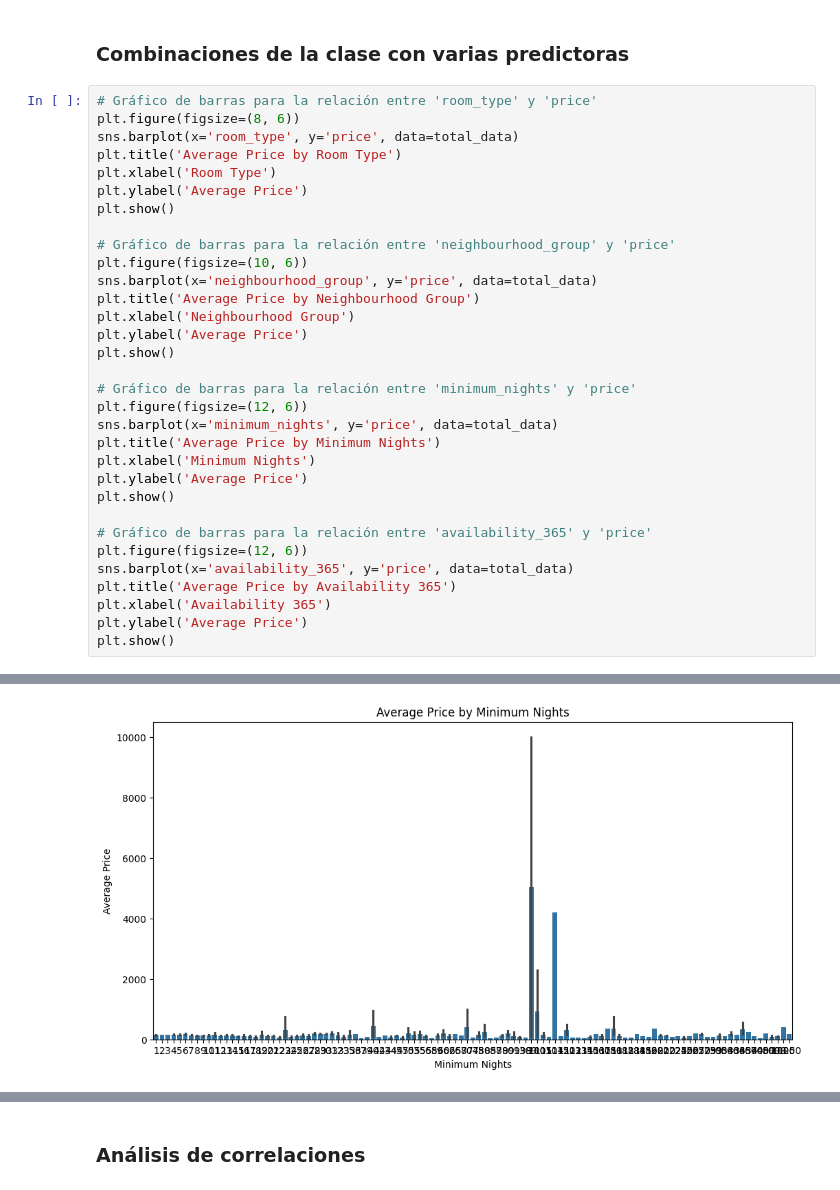
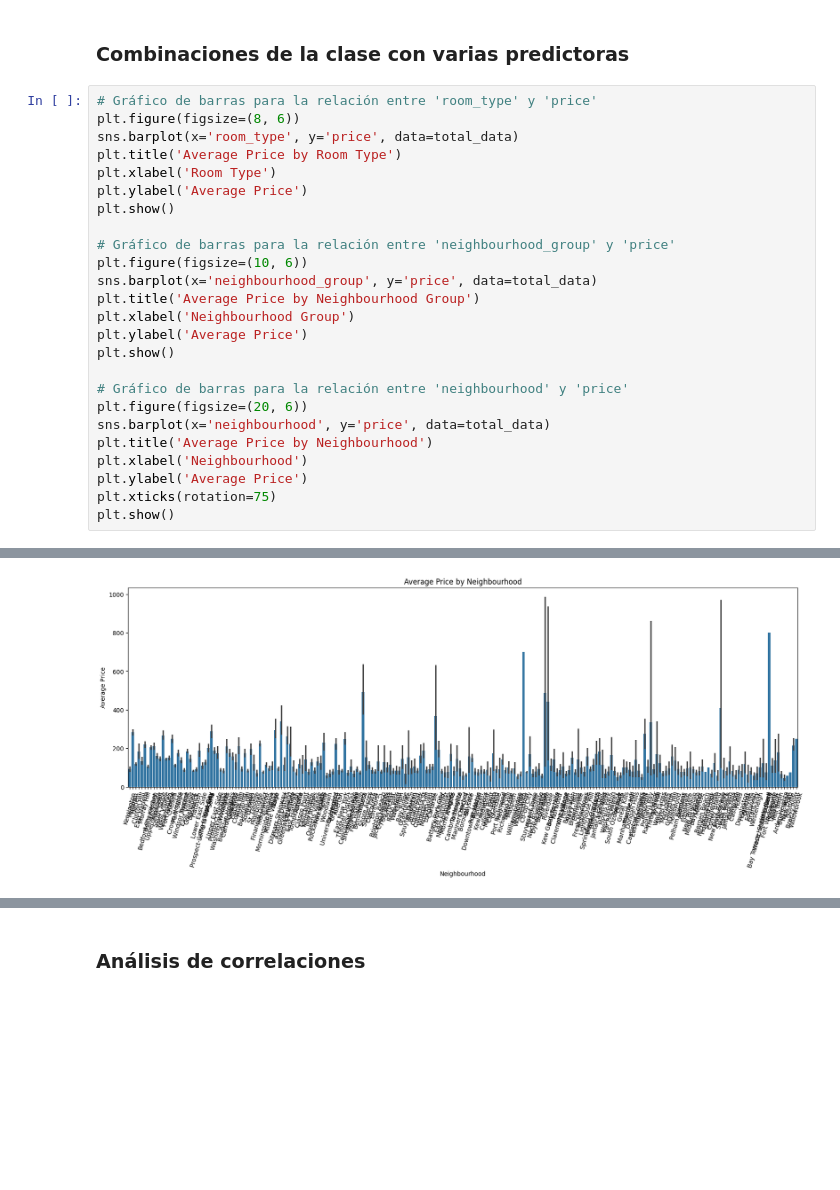
Before and after one commit to Jo-verse/JF_machine-learning-python-template, a Jupyter notebook: src/explore.ipynb, the cells around one changed output, grey strips where cells are left out. Saved outputs shown, nothing was run; the diff lists cells and outputs as text; blank space fills up the shorter version.

```diff
--- a/src/explore.ipynb
+++ b/src/explore.ipynb
@@ -192,36 +192,29 @@ Conclusiones:
 # %%
 # Gráfico de barras para la relación entre 'room_type' y 'price'
 plt.figure(figsize=(8, 6))
 sns.barplot(x='room_type', y='price', data=total_data)
 plt.title('Average Price by Room Type')
 plt.xlabel('Room Type')
 plt.ylabel('Average Price')
 plt.show()
 
 # Gráfico de barras para la relación entre 'neighbourhood_group' y 'price'
 plt.figure(figsize=(10, 6))
 sns.barplot(x='neighbourhood_group', y='price', data=total_data)
 plt.title('Average Price by Neighbourhood Group')
 plt.xlabel('Neighbourhood Group')
 plt.ylabel('Average Price')
 plt.show()
 
-# Gráfico de barras para la relación entre 'minimum_nights' y 'price'
-plt.figure(figsize=(12, 6))
-sns.barplot(x='minimum_nights', y='price', data=total_data)
-plt.title('Average Price by Minimum Nights')
-plt.xlabel('Minimum Nights')
+# Gráfico de barras para la relación entre 'neighbourhood' y 'price'
+plt.figure(figsize=(20, 6))
+sns.barplot(x='neighbourhood', y='price', data=total_data)
+plt.title('Average Price by Neighbourhood')
+plt.xlabel('Neighbourhood')
 plt.ylabel('Average Price')
+plt.xticks(rotation=75)
 plt.show()
-
-# Gráfico de barras para la relación entre 'availability_365' y 'price'
-plt.figure(figsize=(12, 6))
-sns.barplot(x='availability_365', y='price', data=total_data)
-plt.title('Average Price by Availability 365')
-plt.xlabel('Availability 365')
-plt.ylabel('Average Price')
-plt.show()
 # %% [output]
 [figure]
 [figure]
-[figure, old version]
+[figure, new version]
```
Also changed, not shown: parts of 5 cells of this notebook.
